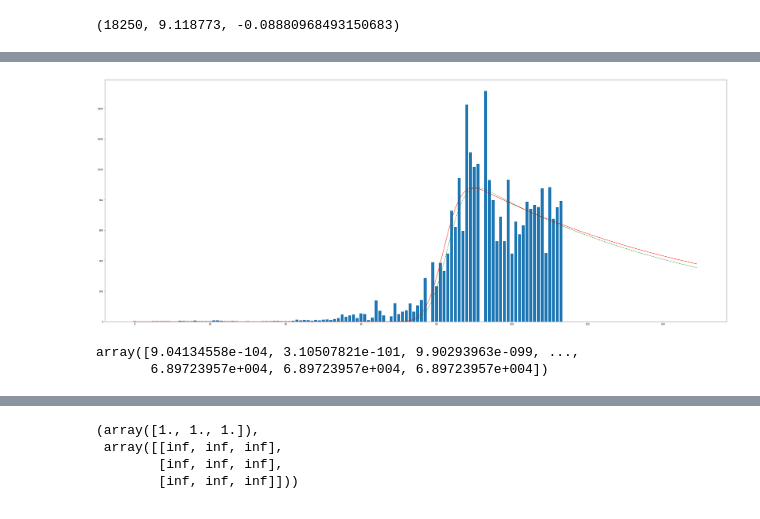
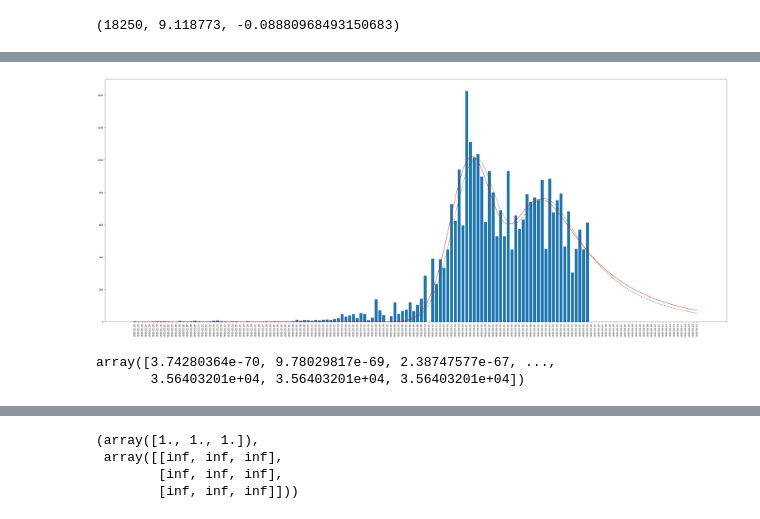
Before and after one commit to pandaxfly/covid_19_singapore, a Jupyter notebook: covid-19.ipynb, the cells around one changed output, grey strips where cells are left out. Cells and saved outputs as stored; diff of their text form; code cells hidden in the pictures.

Commit message:
refined plot for 2 model estimation

```diff
--- a/covid-19.ipynb
+++ b/covid-19.ipynb
@@ -168,14 +159,19 @@ def popGrowthRateTwoModel(x, loc1, scale1, K1, d1, loc2, scale2, K2, d2):
 xGrowthRate = covid19DailyCase.index.values
 yGrowthRate = covid19DailyCase['new_cases'].values
 
-poptRateTwoMod, pcovRateTwoMod = curve_fit(popGrowthRateTwoModel, xGrowthRate, yGrowthRate,
-                                           np.concatenate((poptRate,np.array([110, 4.0, 1.5, 8e+04]))), maxfev=3600)
-print(poptRateTwoMod, pcovRateTwoMod)
+# We estimate the third wave - Woker Dorm based on the estimated values of original estimation
+poptGrowthRateTwoMod, pcovGrowthRateTwoMod = curve_fit(popGrowthRateTwoModel, xGrowthRate, yGrowthRate,
+                                                       np.concatenate((poptRate,
+                                                                       np.array([110, 4.0, 1.5, 8e+04]))),
+                                                       maxfev=3600)
+
 
 yGrowthRateAvg3 = covid19DailyCase['new_cases'].rolling(window=3).mean()
-poptGrowthRateTwoModAvg, pcovGrowthRateTwoModAvg = curve_fit(popGrowthRateTwoModel, xGrowthRate,
-                                                             np.nan_to_num(yGrowthRateAvg3),
-                                                              np.concatenate((poptRate,np.array([110, 4.0, 1.5, 8e+04]))),
+poptGrowthRateTwoModAvg, pcovGrowthRateTwoModAvg = curve_fit(popGrowthRateTwoModel, xGrowthRate, np.nan_to_num(yGrowthRateAvg3),
+                                                             np.concatenate((poptRate,
+                                                                             np.array([110, 4.0, 1.5, 8e+04]))),
                                                              maxfev=12000)
-poptGrowthRateTwoModAvg, pcovGrowthRateTwoModAvg
+
+print(poptGrowthRateTwoMod)
+print(poptGrowthRateTwoModAvg)
 # %% [output]
@@ -216,13 +182,14 @@ poptGrowthRateTwoModAvg, pcovGrowthRateTwoModAvg
 # %%
 estimationRage = range(0,150)
 plt.figure(figsize=(50,20))
 
-plt.plot(estimationRage, populationGrowthRateModel(estimationRage, *poptGrowthRateAvg), '--g', label='3 Days Average')
-plt.plot(estimationRage, populationGrowthRateModel(estimationRage, *poptRate), 'r-')
+plt.plot(estimationRage, popGrowthRateTwoModel(estimationRage, *poptGrowthRateTwoModAvg), '--g', label='3 Days Average')
+plt.plot(estimationRage, popGrowthRateTwoModel(estimationRage, *poptGrowthRateTwoMod), 'r-')
 plt.bar(estimationRage, np.pad(covid19SG['new_cases'].values, (0, len(estimationRage)-covid19SG['total_cases'].size), 'constant'))
+plt.xticks(estimationRage,np.array('2020-01-24', dtype=np.datetime64) + estimationRage, rotation=90)
 plt.show()
-populationGrowthRateModel(range(0,3000), *poptRate).cumsum()
+popGrowthRateTwoModel(range(0,3000), *poptGrowthRateTwoMod).cumsum()
 # %% [output]
-[figure, old version]
+[figure, new version]
-array([9.04134558e-104, 3.10507821e-101, 9.90293963e-099, ...,
-       6.89723957e+004, 6.89723957e+004, 6.89723957e+004])
+array([3.74280364e-70, 9.78029817e-69, 2.38747577e-67, ...,
+       3.56403201e+04, 3.56403201e+04, 3.56403201e+04])
```
Also changed, not shown: parts of 11 cells of this notebook.
